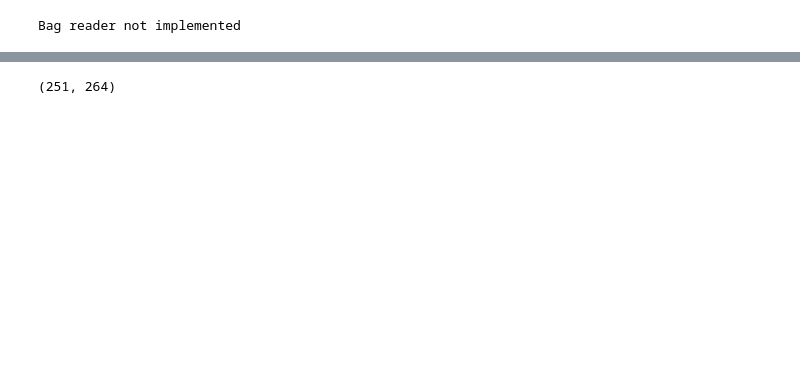
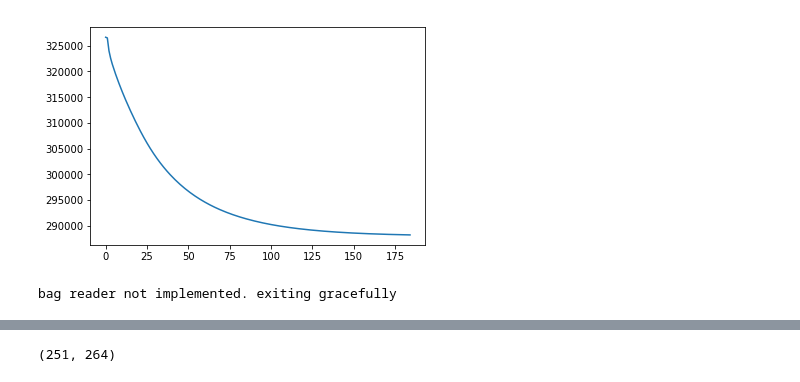
Before and after one commit to maxrudolph/fvmic2d, a Jupyter notebook: post_processing/subduction_plots.ipynb, the cells around one changed output, grey strips where cells are left out. Saved outputs shown, nothing was run; the diff lists cells and outputs as text; code cells hidden in the pictures; blank space fills up the shorter version.

```diff
--- a/post_processing/subduction_plots.ipynb
+++ b/post_processing/subduction_plots.ipynb
@@ -18,3 +75,20 @@ except KeyError:
 sys.path.append(petsc_dir + '/bin/pythonscripts')
 
 import PetscBinaryIO
+def read_petscbin(filename):
+    io=PetscBinaryIO.PetscBinaryIO()
+    tmp=io.readBinaryFile(filename)
+    vx = tmp[0].reshape((ny,nx))
+    vy = tmp[1].reshape((ny,nx))
+    coords = tmp[-1].reshape((ny,nx,2))
+    xx = coords[:,:,0]
+    yy = coords[:,:,1]
+    T = tmp[8].reshape((ny,nx))
+    P = tmp[2].reshape((ny,nx))
+    xc = np.zeros((ny-1,nx-1))
+    yc = np.zeros((ny-1,nx-1))
+    for i in range(nx-1):
+        for j in range(ny-1):
+            xc[j,i] = 0.5*(xx[j,i] + xx[j,i+1])
+            yc[j,i] = 0.5*(yy[j,i] + yy[j+1,i])
+    return xx,yy,xc,yc,vx,vy,P,T
@@ -22,0 +95,22 @@ env: PETSC_ARCH=arch-linux2-c-opt
+# %%
+# load the output
+import glob
+output_dir='../jiaming_case47'
+
+nx, ny = 264, 251
+
+filelist = glob.glob(output_dir + '/loadNodal*.petscbin')
+fnum = []
+for i in filelist:
+    tmp = int(i.split(('_'))[-1].split('.')[0])
+    fnum.append( tmp )
+order = np.argsort(fnum)
+filelist1=[]
+for i in order:
+    filelist1.append(filelist[i])
+filelist=filelist1
+
+Tnorm = []
+for file in filelist:
+    xx,yy,xc,yc,vx,vy,P,T=read_petscbin(file)
+    Tnorm.append(np.linalg.norm(T))
@@ -23,33 +135,14 @@ env: PETSC_ARCH=arch-linux2-c-opt
+# %%
+plt.figure()
+plt.plot(Tnorm[0:-1])
+plt.show()
+# %% [output]
+[figure, added]
 # %%
-# load the output
-output_dir='/home/max/subduction/simulation_runs/subduction_test66/output'
-filename = 'loadNodalFields_0_40000.petscbin'
-nx, ny = 264, 251
-
-io=PetscBinaryIO.PetscBinaryIO()
-try:
-    tmp=io.readBinaryFile(output_dir+'/'+filename)
-except NotImplementedError:
-    print("blah")
-
-vx = tmp[0].reshape((ny,nx))
-vy = tmp[1].reshape((ny,nx))
-coords = tmp[-1].reshape((ny,nx,2))
-xx = coords[:,:,0]
-yy = coords[:,:,1]
-T = tmp[8].reshape((ny,nx))
-P = tmp[2].reshape((ny,nx))
-
-xc = np.zeros((ny-1,nx-1))
-yc = np.zeros((ny-1,nx-1))
-for i in range(nx-1):
-    for j in range(ny-1):
-        xc[j,i] = 0.5*(xx[j,i] + xx[j,i+1])
-        yc[j,i] = 0.5*(yy[j,i] + yy[j+1,i])
-
+xx,yy,xc,yc,vx,vy,P,T=read_petscbin(filelist[-1])
 # make interpolated data
 from scipy.interpolate import griddata
-x = np.linspace(xx.min(), xx.max(), 200)
+x = np.linspace(xx.min(), xx.max(), 220)
 y = np.linspace(yy.min(), yy.max(), 200)
 px = xx.flatten()
 py = yy.flatten()
@@ -61,7 +154,7 @@ gvy = griddata( (px,py), vy.flatten(), (xi,yi) )
 gT = griddata(  (px,py), T.flatten(), (xi,yi) )
 gP = griddata(  (px,py), P.flatten(), (xi, yi) )
 # %% [output]
-Bag reader not implemented
+bag reader not implemented. exiting gracefully
 # %%
 f, (ax1,ax2,ax3) =plt.subplots(3,1)
 ax1.pcolormesh(xx,yy,vx,cmap='RdBu')
```
Also changed, not shown: parts of 22 cells of this notebook, 4 other files.
